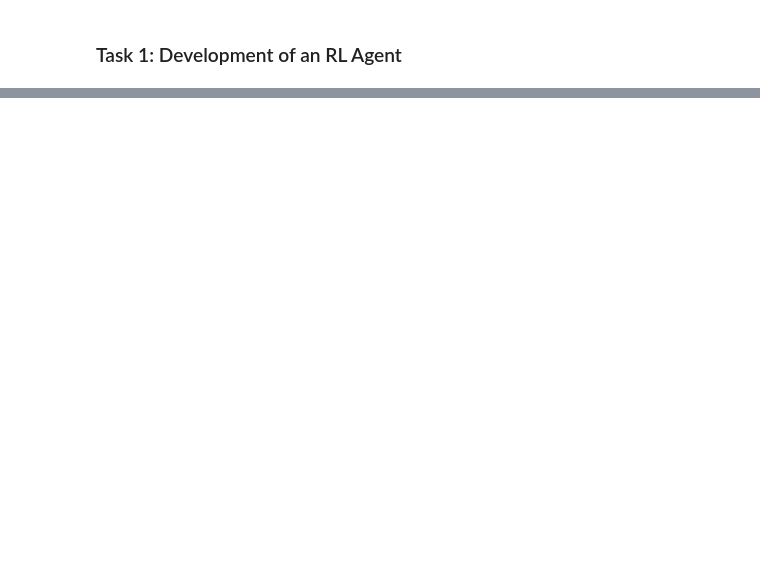
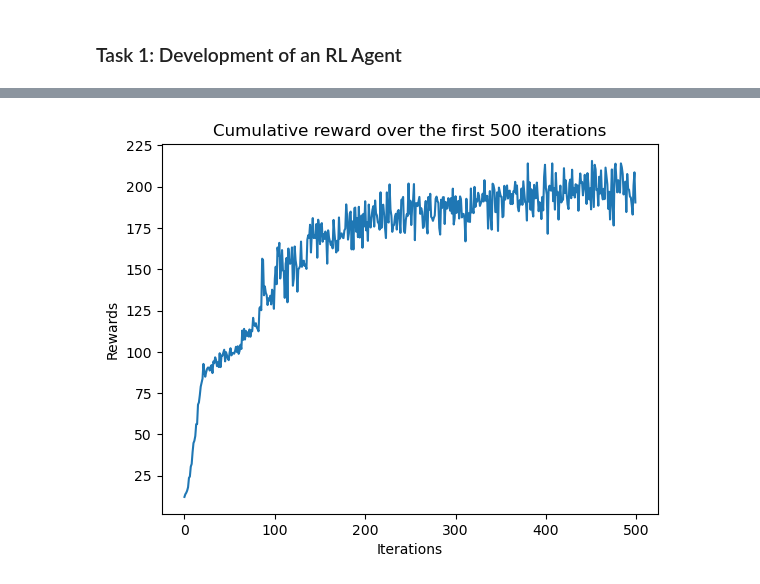
Before and after one commit to dinitrophenol/SC3000, a Jupyter notebook: cartpole.ipynb, the cells around one changed output, grey strips where cells are left out. Cells and saved outputs as stored; diff of their text form; code cells hidden in the pictures; blank space fills up the shorter version.

```diff
--- a/cartpole.ipynb
+++ b/cartpole.ipynb
@@ -129,0 +216,11 @@ plt.show()
+# %%
+reward.extend(Monte_Carlo_Agent.train_n_iterations(400))
+
+fig, ax = plt.subplots()
+plt.plot(reward)
+plt.title("Cumulative reward over the first 500 iterations")
+plt.ylabel('Rewards')
+plt.xlabel('Iterations')
+plt.show()
+# %% [output]
+[figure, added]
```
Also changed, not shown: parts of 17 cells of this notebook.
